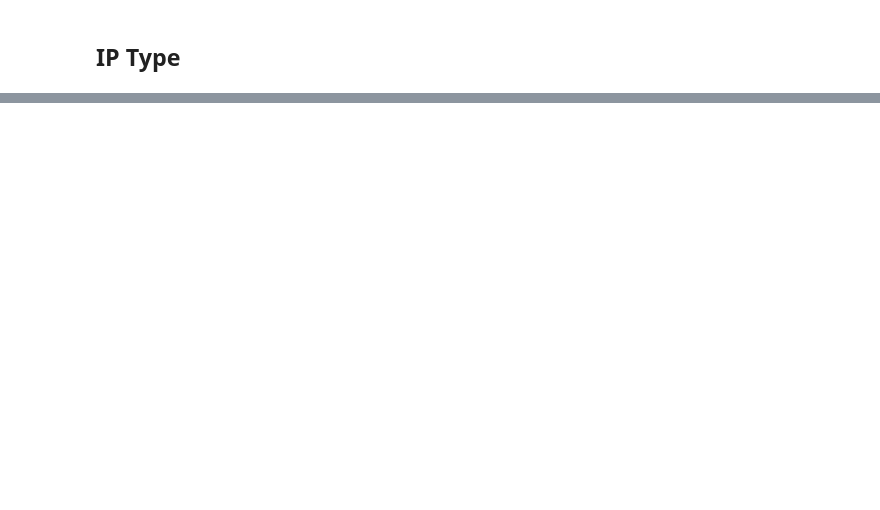
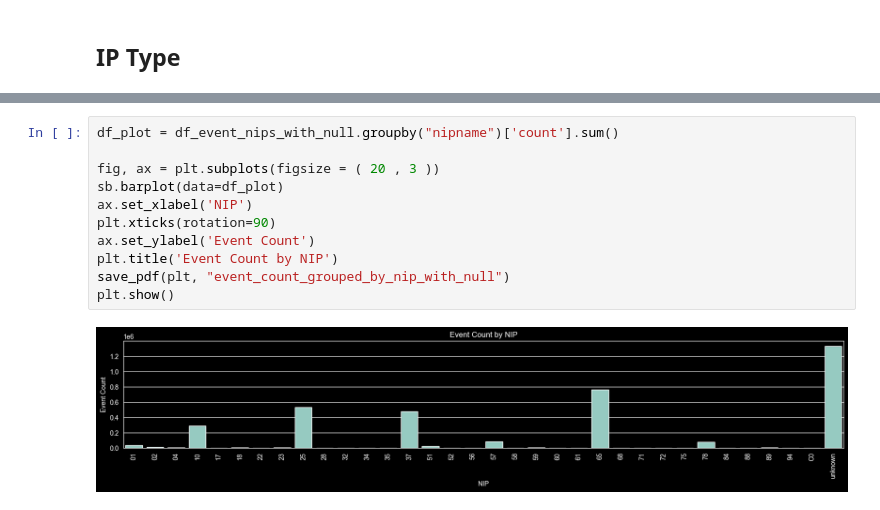
Before and after one commit to SEG-UNIBE/artio-insight, a Jupyter notebook: notebooks/artio.ipynb, the cells around one changed output, grey strips where cells are left out. Saved outputs shown, nothing was run; the diff lists cells and outputs as text; blank space fills up the shorter version.

Commit message:
feat(nipkind): adding index on table and adding new visuals for nipkind analysis

```diff
--- a/notebooks/artio.ipynb
+++ b/notebooks/artio.ipynb
@@ -682,0 +709,13 @@ plt.show()
+# %%
+df_plot = df_event_nips_with_null.groupby("nipname")['count'].sum()
+
+fig, ax = plt.subplots(figsize = ( 20 , 3 ))
+sb.barplot(data=df_plot)
+ax.set_xlabel('NIP')
+plt.xticks(rotation=90)
+ax.set_ylabel('Event Count')
+plt.title('Event Count by NIP')
+save_pdf(plt, "event_count_grouped_by_nip_with_null")
+plt.show()
+# %% [output]
+[figure, added]
```
Also changed, not shown: parts of 42 cells of this notebook, 2 other files.
